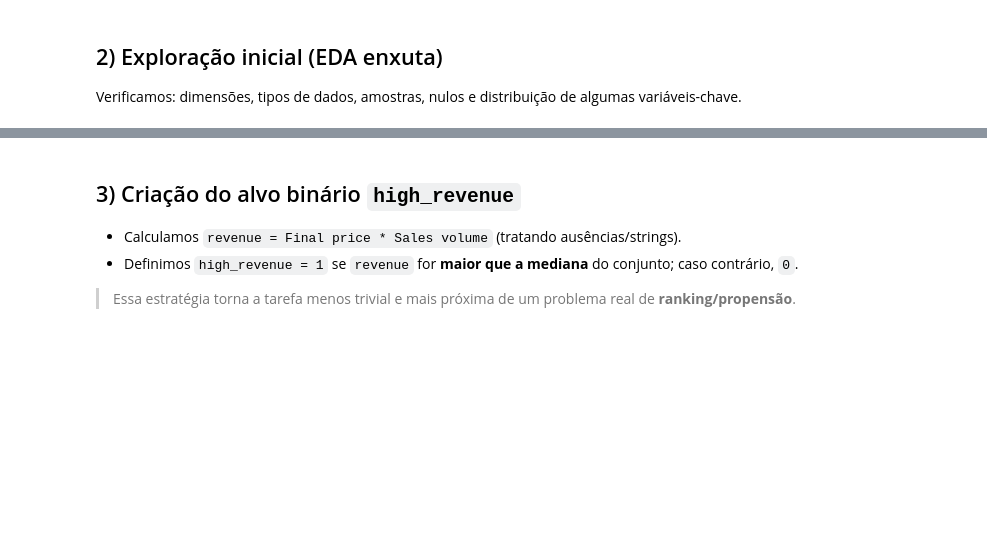
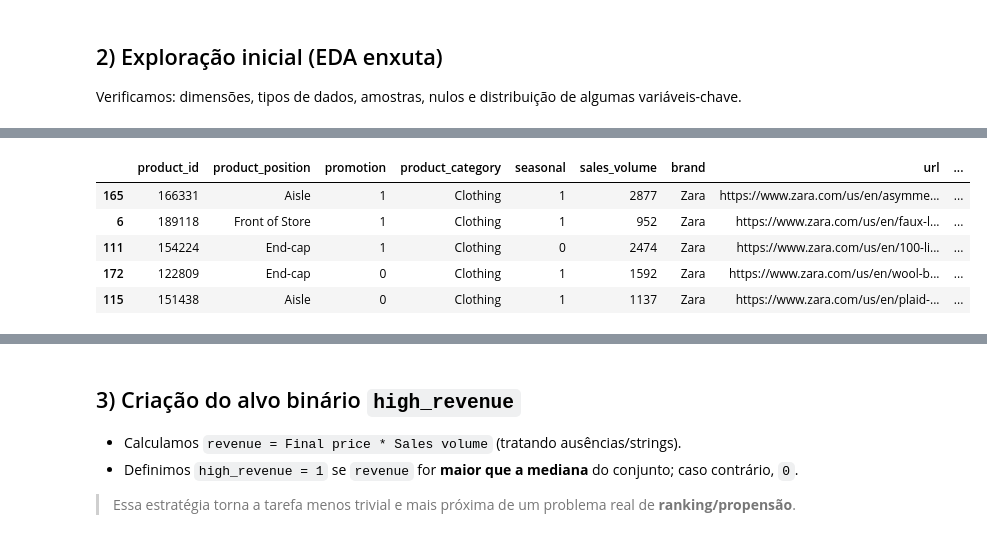
Before and after one commit to nicollasisaac/ponderada-redeneural, a Jupyter notebook: perceptron_zara_fashion_sales.ipynb, the cells around one changed output, grey strips where cells are left out. Drawn from its saved outputs; the diff is of its cells as text; code cells hidden in the pictures; blank space fills up the shorter version.

```diff
--- a/perceptron_zara_fashion_sales.ipynb
+++ b/perceptron_zara_fashion_sales.ipynb
@@ -75,20 +100,3 @@ ModuleNotFoundError: No module named 'tensorflow'
 ## 2) Exploração inicial (EDA enxuta)
 
 Verificamos: dimensões, tipos de dados, amostras, nulos e distribuição de algumas variáveis-chave.
-# %%
-# Tipos e nulos
-display(df.info())
-print("\nNulos por coluna:")
-print(df.isna().sum().sort_values(ascending=False))
-
-# Amostras aleatórias
-display(df.sample(min(5, len(df)), random_state=SEED))
-
-# Estatísticas de colunas numéricas
-display(df.select_dtypes(include=[np.number]).describe().T)
-
-# Distribuições úteis (se existirem as colunas esperadas)
-for col in ["promotion", "Product Category", "Seasonal", "brand", "section", "Currency"]:
-    if col in df.columns:
-        print(f"\nValue counts — {col}:")
-        print(df[col].value_counts(dropna=False).head(10))
@@ -94,0 +118,69 @@ for col in ["promotion", "Product Category", "Seasonal", "brand", "section", "Cu
+# %%
+# ▬▬▬ FIX: CSV lido como 1 coluna (separador ";") + padronização + EDA pronta ▬▬▬
+import pandas as pd
+import numpy as np
+from IPython.display import display
+
+# 1) Se veio tudo em 1 coluna separada por ';', divide corretamente
+if df.shape[1] == 1 and ";" in df.columns[0]:
+    raw_header = df.columns[0]
+    headers = [h.strip() for h in raw_header.split(";")]
+    df = df.iloc[:, 0].str.split(";", expand=True)
+    df.columns = headers
+
+# 2) Padroniza nomes: minúsculo + underscore, removendo símbolos
+df.columns = (
+    pd.Series(df.columns)
+      .str.strip()
+      .str.lower()
+      .str.replace(r"[^0-9a-zA-Z]+", "_", regex=True)
+      .str.strip("_")
+)
+
+# 3) Converte tipos principais
+# price (remove símbolos/moeda e troca vírgula por ponto)
+for cand in ("price", "final_price"):
+    if cand in df.columns:
+        df[cand] = pd.to_numeric(
+            df[cand].astype(str)
+                    .str.replace(r"[^\d,.\-]", "", regex=True)
+                    .str.replace(",", ".", regex=False),
+            errors="coerce"
+        )
+        break
+
+# sales volume
+for cand in ("sales_volume", "sales", "volume"):
+    if cand in df.columns:
+        df[cand] = pd.to_numeric(df[cand], errors="coerce")
+        break
+
+# booleans Yes/No -> 1/0
+for bcol in ("promotion", "seasonal"):
+    if bcol in df.columns:
+        df[bcol] = (
+            df[bcol].astype(str).str.strip().str.lower()
+              .map({"yes": 1, "no": 0})
+              .fillna(df[bcol])
+        )
+
+# datas
+for dcol in ("scraped_at", "scraped_date", "scraped"):
+    if dcol in df.columns:
+        df[dcol] = pd.to_datetime(df[dcol], errors="coerce")
+        break
+
+# 4) EDA padronizada (substitui a sua célula de EDA)
+print(df.info())
+print("\nNulos por coluna:")
+print(df.isna().sum().sort_values(ascending=False))
+
+SEED = 42
+display(df.sample(min(5, len(df)), random_state=SEED))
+display(df.select_dtypes(include=[np.number]).describe().T)
+
+for col in ["promotion", "product_category", "seasonal", "brand", "section", "currency", "product_position"]:
+    if col in df.columns:
+        print(f"\nValue counts — {col}:")
+        print(df[col].value_counts(dropna=False).head(10))
+# %% [output]
@@ -94,0 +204,6 @@ for col in ["promotion", "Product Category", "Seasonal", "brand", "section", "Cu
+|  | product_id | product_position | promotion | product_category | seasonal | sales_volume | brand | url | ... |
+| 165 | 166331 | Aisle | 1 | Clothing | 1 | 2877 | Zara | https://www.zara.com/us/en/asymme... | ... |
+| 6 | 189118 | Front of Store | 1 | Clothing | 1 | 952 | Zara | https://www.zara.com/us/en/faux-l... | ... |
+| 111 | 154224 | End-cap | 1 | Clothing | 0 | 2474 | Zara | https://www.zara.com/us/en/100-li... | ... |
+| 172 | 122809 | End-cap | 0 | Clothing | 1 | 1592 | Zara | https://www.zara.com/us/en/wool-b... | ... |
+| 115 | 151438 | Aisle | 0 | Clothing | 1 | 1137 | Zara | https://www.zara.com/us/en/plaid-... | ... |
```
Also changed, not shown: parts of 21 cells of this notebook, 1 other file.
